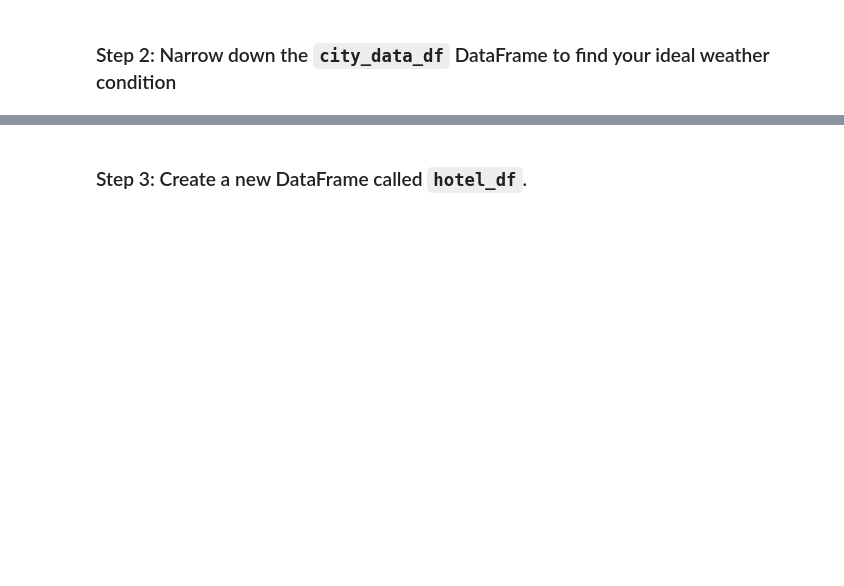
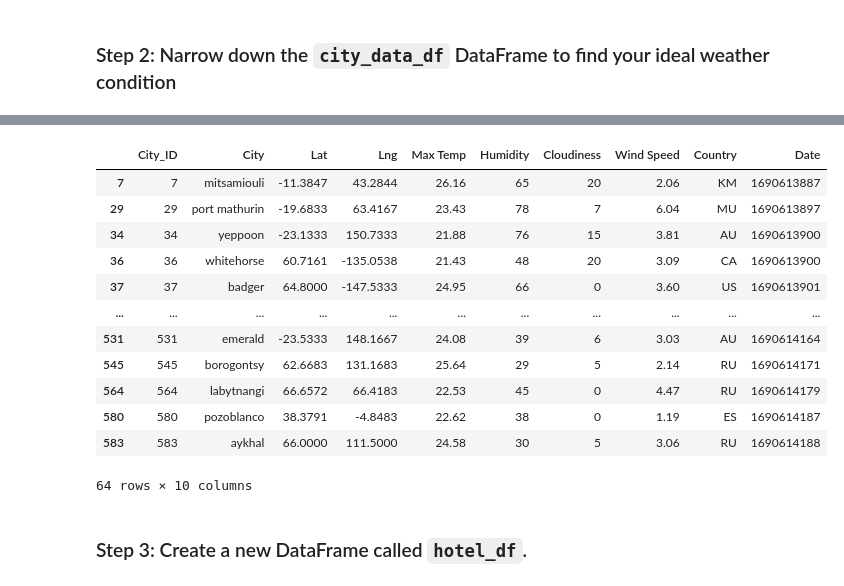
Before and after one commit to cchristina92/python-api-challange, a Jupyter notebook: WeatherPy/VacationPy.ipynb, the cells around one changed output, grey strips where cells are left out. Drawn from its saved outputs; the diff is of its cells as text; code cells hidden in the pictures; blank space fills up the shorter version.

```diff
--- a/WeatherPy/VacationPy.ipynb
+++ b/WeatherPy/VacationPy.ipynb
@@ -66,3 +49,39 @@ city_data_df.head()
+# %%
+# Narrow down cities that fit criteria and drop any results with null values
+
+# Ideal city weather:
+# Temperatures between 21°C and 29°C
+# Humidity less than 80%
+# Cloudiness less than 35%
+# Wind Speed less than 7 m/s
+
+city_weather_df = city_data_df.loc[(city_data_df["Max Temp"] < 29)
+                                       & (city_data_df["Max Temp"] > 21)
+                                       & (city_data_df["Humidity"] < 80)
+                                       & (city_data_df["Cloudiness"] < 35)
+                                       & (city_data_df["Wind Speed"] < 7)
+                                      ]
+
+# Drop any rows with null values
+city_weather_df.dropna()
+
+
+# Display sample data
+city_weather_df
+# %% [output]
+|  | City_ID | City | Lat | Lng | Max Temp | Humidity | Cloudiness | Wind Speed | Country | Date |
+| 7 | 7 | mitsamiouli | -11.3847 | 43.2844 | 26.16 | 65 | 20 | 2.06 | KM | 1690613887 |
+| 29 | 29 | port mathurin | -19.6833 | 63.4167 | 23.43 | 78 | 7 | 6.04 | MU | 1690613897 |
+| 34 | 34 | yeppoon | -23.1333 | 150.7333 | 21.88 | 76 | 15 | 3.81 | AU | 1690613900 |
+| 36 | 36 | whitehorse | 60.7161 | -135.0538 | 21.43 | 48 | 20 | 3.09 | CA | 1690613900 |
+| 37 | 37 | badger | 64.8000 | -147.5333 | 24.95 | 66 | 0 | 3.60 | US | 1690613901 |
+| ... | ... | ... | ... | ... | ... | ... | ... | ... | ... | ... |
+| 531 | 531 | emerald | -23.5333 | 148.1667 | 24.08 | 39 | 6 | 3.03 | AU | 1690614164 |
+| 545 | 545 | borogontsy | 62.6683 | 131.1683 | 25.64 | 29 | 5 | 2.14 | RU | 1690614171 |
+| 564 | 564 | labytnangi | 66.6572 | 66.4183 | 22.53 | 45 | 0 | 4.47 | RU | 1690614179 |
+| 580 | 580 | pozoblanco | 38.3791 | -4.8483 | 22.62 | 38 | 0 | 1.19 | ES | 1690614187 |
+| 583 | 583 | aykhal | 66.0000 | 111.5000 | 24.58 | 30 | 5 | 3.06 | RU | 1690614188 |
+64 rows × 10 columns
 # %% [markdown]
 ### Step 3: Create a new DataFrame called `hotel_df`.
 # %%
```
Also changed, not shown: parts of 8 cells of this notebook.
